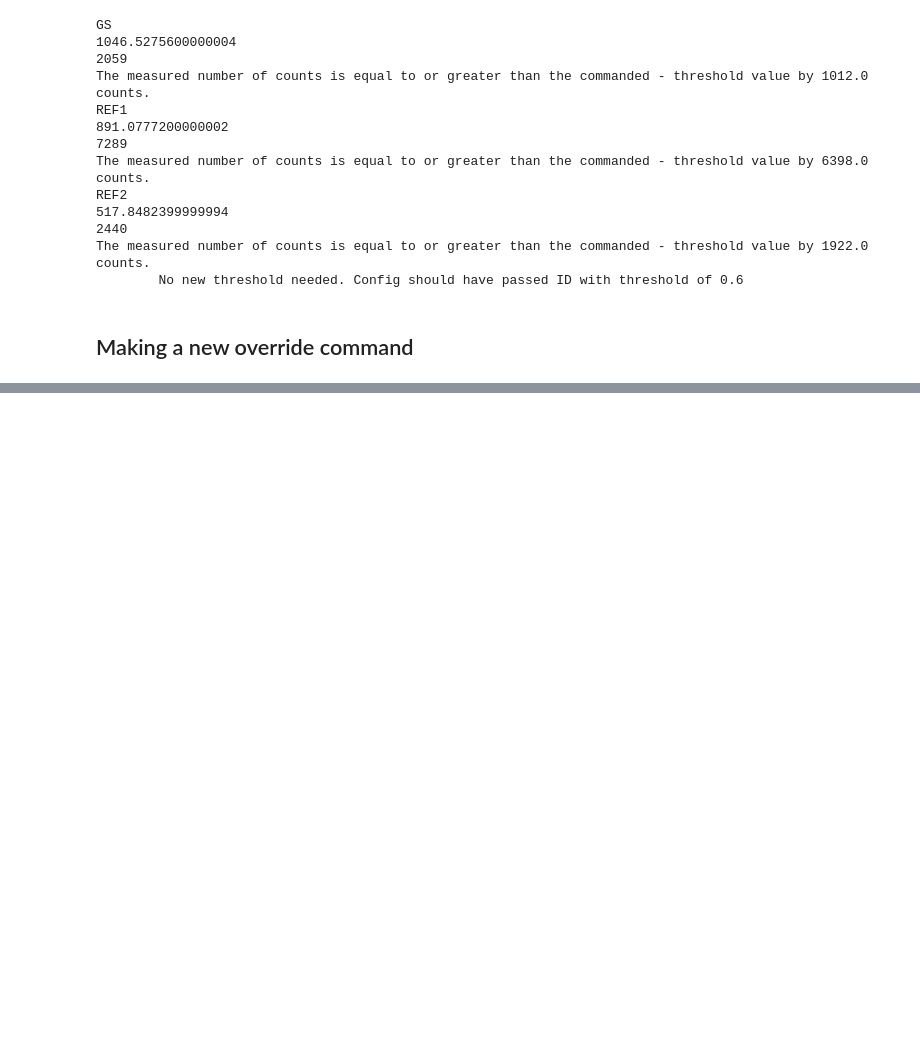
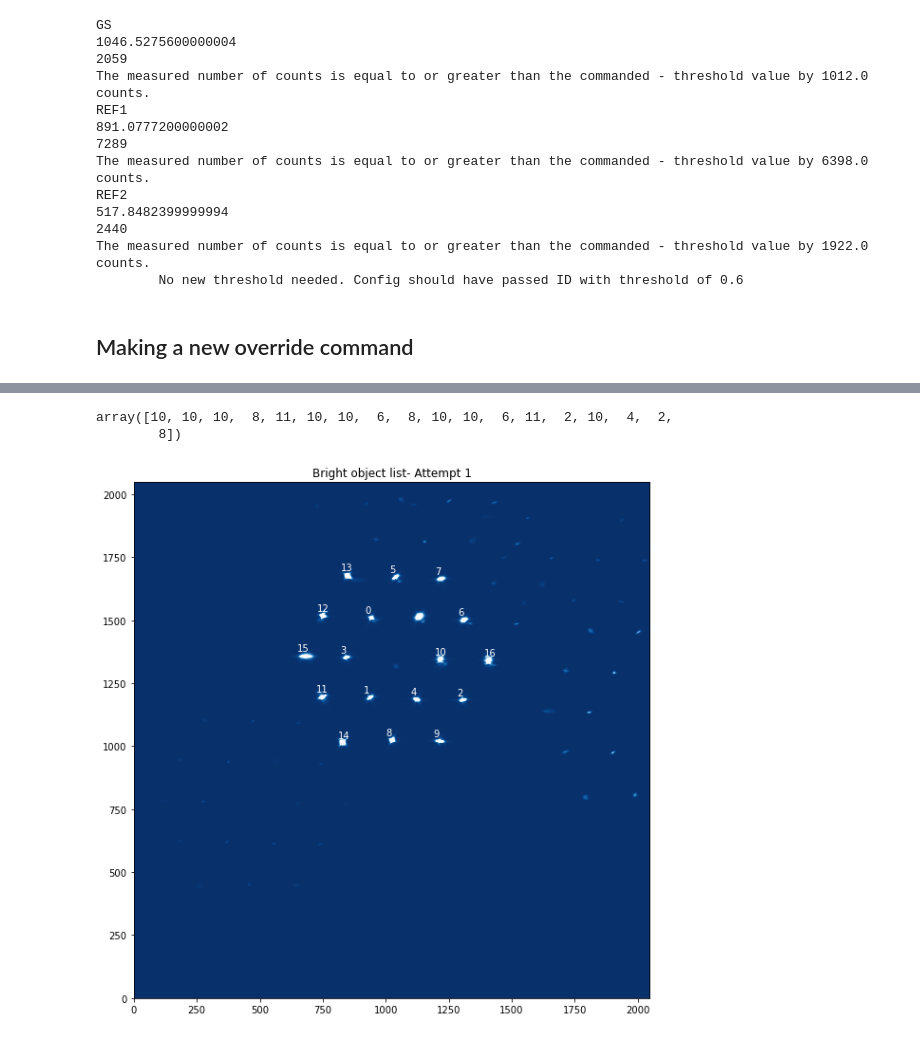
Before and after one commit to spacetelescope/jwst_magic, a Jupyter notebook: notebooks/Commissioning_Support/Global Alignment Observation 1 Guiding Failure Analysis-July.ipynb, the cells around one changed output, grey strips where cells are left out. Cells and saved outputs as stored; diff of their text form; code cells hidden in the pictures; blank space fills up the shorter version.

```diff
--- a/notebooks/Commissioning_Support/Global Alignment Observation 1 Guiding Failure Analysis-July.ipynb
+++ b/notebooks/Commissioning_Support/Global Alignment Observation 1 Guiding Failure Analysis-July.ipynb
@@ -455,0 +602,16 @@ Use a new commands if the recommended threshold is over 100%
+# %%
+bobj_attempt1_filename = glob(os.path.join(data_location, attempt1_loc, 'guiding_config_1', 'dhas_shifted',
+                                  'idSim*.bobj'))[0]
+print(bobj_attempt1_filename)
+bobj_attempt1 = pd.read_csv(bobj_attempt1_filename)
+
+bobj_attempt2_filename = glob(os.path.join(data_location, attempt2_loc, 'guiding_config_1', 'dhas_shifted',
+                                  'idSim*.bobj'))[0]
+print(bobj_attempt2_filename)
+bobj_attempt2 = pd.read_csv(bobj_attempt2_filename)
+
+
+bobj_attempt3_filename = glob(os.path.join(data_location, attempt3_loc, 'guiding_config_1', 'dhas_shifted',
+                                  'idSim*.bobj'))[0]
+print(bobj_attempt3_filename)
+bobj_attempt3 = pd.read_csv(bobj_attempt3_filename)
@@ -455,0 +622,29 @@ Use a new commands if the recommended threshold is over 100%
+# %%
+# match bobj1 with command
+matching_indices = match_bright_obj_to_command(command_full, bobj_attempt1)
+
+matching_indices
+# %% [output]
+array([10, 10, 10,  8, 11, 10, 10,  6,  8, 10, 10,  6, 11,  2, 10,  4,  2,
+        8])
+# %%
+# Plot it
+data_location = '/Users/kbrooks/git_repos/jwst-magic-fork/out/LRE5/rehearsal/out/'
+attempt1_loc = 'ote07_obs1_attempt1'
+
+bobj_attempt1_filename = glob(os.path.join(data_location, attempt1_loc, 'guiding_config_1', 'dhas_shifted',
+                                  'idSim*.bobj'))[0]
+shifted_psuedo_fgs_filename = glob(os.path.join(data_location, attempt1_loc, 'guiding_config_1', 'FGS_imgs',
+                                  'shifted*_config1.fits'))[0]
+shifted_psuedo_fgs = fits.getdata(shifted_psuedo_fgs_filename)
+
+plt.figure(figsize=(12, 10))
+plt.imshow(shifted_psuedo_fgs, cmap='Blues_r', vmin=0, vmax=1000, origin='lower')
+for i, (column, row) in enumerate(zip(bobj_attempt1['FPA Column (pixels)'].values,
+                                      bobj_attempt1['FPA Row (pixels)'].values)):
+    plt.annotate(i, (column, row), (column-20, row+20), color='white')
+
+plt.title('Bright object list- Attempt 1')
+plt.show()
+# %% [output]
+[figure, added]
```
Also changed, not shown: parts of 35 cells of this notebook, 5 other files.
